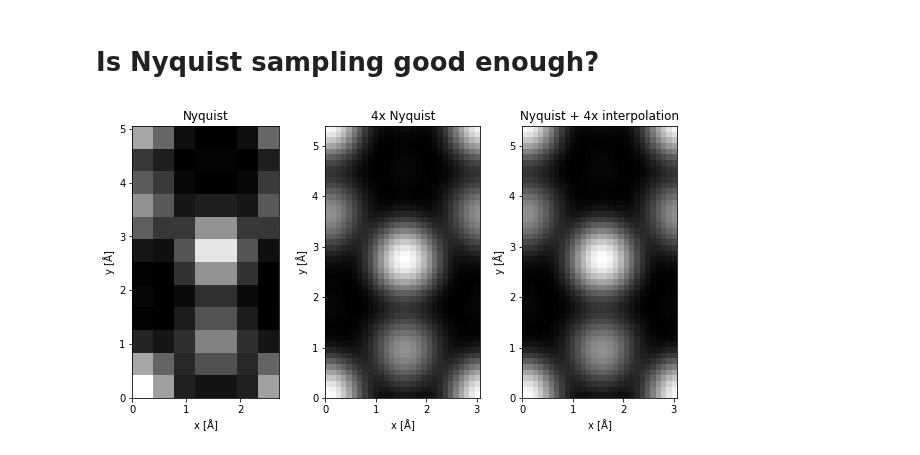
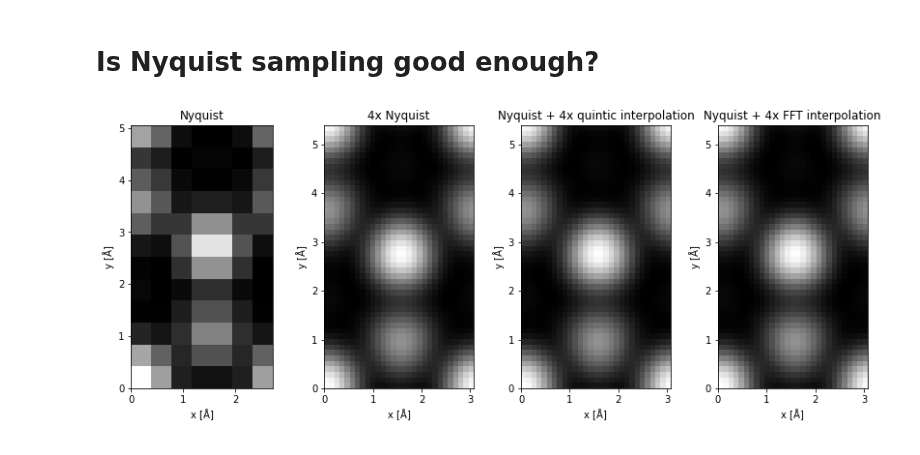
Before and after one commit to abTEM/abTEM, a Jupyter notebook: examples/other/is_nyquist_enough.ipynb, the cells around one changed output. Cells and saved outputs as stored; diff of their text form; code cells hidden in the pictures.

```diff
--- a/examples/other/is_nyquist_enough.ipynb
+++ b/examples/other/is_nyquist_enough.ipynb
@@ -18,7 +18,7 @@ atoms *= repetitions
 
 atoms.center(vacuum=2, axis=2)
 # %%
-probe = Probe(energy=80e3, semiangle_cutoff=20, rolloff=0.1, defocus=40, Cs=3e5, focal_spread=20)
+probe = Probe(energy=80e3, semiangle_cutoff=20, rolloff=0.1, defocus=40, Cs=3e5, device='gpu')
 
 potential = Potential(atoms, sampling=.02, projection='finite', slice_thickness=1, parametrization='kirkland')
 
@@ -34,12 +34,14 @@ gridscan_fine.sampling = (gridscan_nyquist.sampling[0] / 4, gridscan_nyquist.sam
 measurement_nyquist = probe.scan(gridscan_nyquist, detector, potential, pbar=True)
 measurement_fine = probe.scan(gridscan_fine, detector, potential, pbar=True)
 # %%
-interpolated = measurement_nyquist.interpolate(gridscan_fine.sampling, kind='quintic')
+interpolated_quintic = measurement_nyquist.interpolate(gridscan_fine.sampling, kind='quintic')
+interpolated_fft = measurement_nyquist.interpolate(gridscan_fine.sampling, kind='fft')
 
-fig, (ax1, ax2, ax3) = plt.subplots(1, 3, figsize=(10,5))
+fig, (ax1, ax2, ax3, ax4) = plt.subplots(1, 4, figsize=(14,5))
 
 measurement_nyquist.show(ax=ax1, title='Nyquist')
 measurement_fine.show(ax=ax2, title='4x Nyquist')
-interpolated.show(ax=ax3, title='Nyquist + 4x interpolation');
+interpolated_quintic.show(ax=ax3, title='Nyquist + 4x quintic interpolation');
+interpolated_fft.show(ax=ax4, title='Nyquist + 4x FFT interpolation');
 # %% [output]
-[figure, old version]
+[figure, new version]
```
Also changed, not shown: parts of 2 cells of this notebook, 10 other files.
